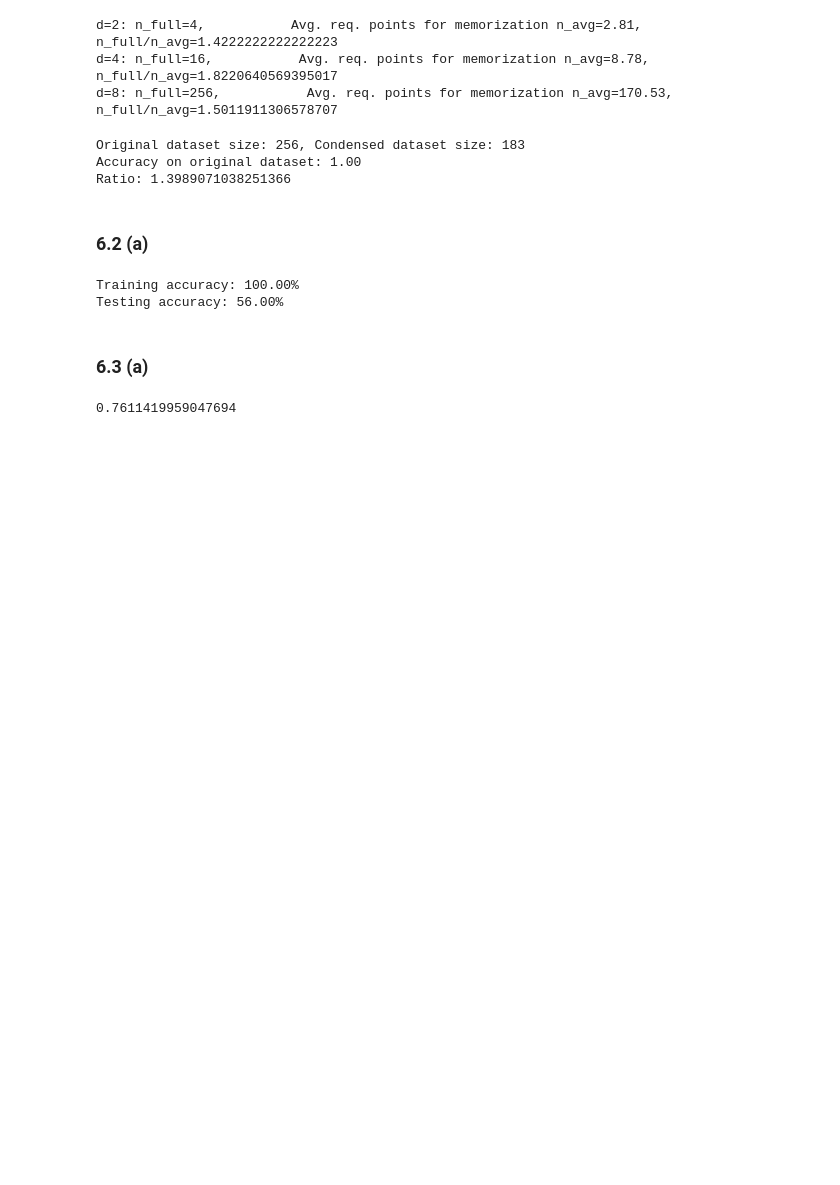
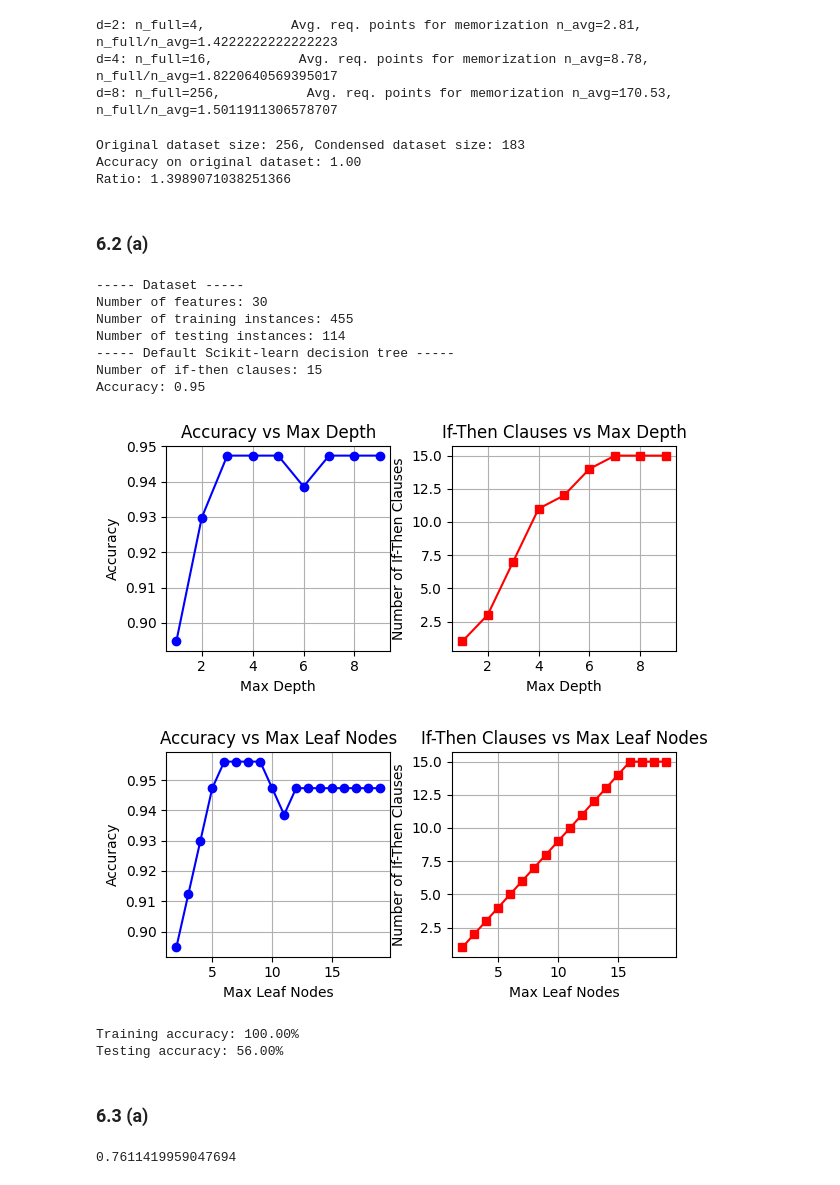
Before and after one commit to tonyluozn/cs294-experiment, a Jupyter notebook: midterm.ipynb, the cells around one changed output. Drawn from its saved outputs; the diff is of its cells as text; code cells hidden in the pictures; blank space fills up the shorter version.

```diff
--- a/midterm.ipynb
+++ b/midterm.ipynb
@@ -277,42 +277,95 @@ rules = export_text(clf, feature_names=list(data.feature_names))
 # Function to count the number of if-then clauses (non-leaf nodes)
 def count_if_then_clauses(tree):
     n_nodes = tree.node_count
     children_left = tree.children_left
     children_right = tree.children_right
     if_then_clauses = 0
     for i in range(n_nodes):
         if children_left[i] != -1 or children_right[i] != -1:
             if_then_clauses += 1
     return if_then_clauses
 
 # Count the non-leaf nodes in the decision tree
 num_if_then_clauses = count_if_then_clauses(clf.tree_)
 print(f"----- Default Scikit-learn decision tree -----")
 print(f"Number of if-then clauses: {num_if_then_clauses}")
 print(f"Accuracy: {accuracy_score(y_test, y_pred):.2f}")
 # tree.plot_tree(clf, fontsize=2)
 # plt.show()
 
+# Strategy 1: Limit Tree Depth
+depths = range(1, 10)
+accuracies_depth = []
+clauses_depth = []
 
-# Strategy 1: Limit Tree Depth
-for depth in range(1, 5):
+for depth in depths:
     clf = DecisionTreeClassifier(max_depth=depth, random_state=42)
     clf.fit(X_train, y_train)
     y_pred = clf.predict(X_test)
     num_if_then_clauses = count_if_then_clauses(clf.tree_)
-    print(f"----- Decision tree with max_depth={depth} -----")
-    print(f"Number of if-then clauses: {num_if_then_clauses}")
-    print(f"Accuracy: {accuracy_score(y_test, y_pred):.2f}")
+    accuracies_depth.append(accuracy_score(y_test, y_pred))
+    clauses_depth.append(num_if_then_clauses)
+
+# Plot for Strategy 1
+plt.figure(figsize=(6, 3))
+plt.subplot(1, 2, 1)
+plt.plot(depths, accuracies_depth, marker='o', linestyle='-', color='b', label='Accuracy')
+plt.xlabel('Max Depth')
+plt.ylabel('Accuracy')
+plt.title('Accuracy vs Max Depth')
+plt.grid(True)
+
+plt.subplot(1, 2, 2)
+plt.plot(depths, clauses_depth, marker='s', linestyle='-', color='r', label='If-Then Clauses')
+plt.xlabel('Max Depth')
+plt.ylabel('Number of If-Then Clauses')
+plt.title('If-Then Clauses vs Max Depth')
+plt.grid(True)
+
+plt.tight_layout()
+plt.show()
 
 # Strategy 2: Limit Number of Leaf Nodes
-for max_leaf_nodes in range(2, 15):
+leaf_nodes = range(2, 20)
+accuracies_leaf = []
+clauses_leaf = []
+
+for max_leaf_nodes in leaf_nodes:
     clf = DecisionTreeClassifier(max_leaf_nodes=max_leaf_nodes, random_state=42)
     clf.fit(X_train, y_train)
     y_pred = clf.predict(X_test)
     num_if_then_clauses = count_if_then_clauses(clf.tree_)
-    print(f"----- Decision tree with max_leaf_nodes={max_leaf_nodes} -----")
-    print(f"Number of if-then clauses: {num_if_then_clauses}")
-    print(f"Accuracy: {accuracy_score(y_test, y_pred):.2f}")
+    accuracies_leaf.append(accuracy_score(y_test, y_pred))
+    clauses_leaf.append(num_if_then_clauses)
+
+# Plot for Strategy 2
+plt.figure(figsize=(6, 3))
+plt.subplot(1, 2, 1)
+plt.plot(leaf_nodes, accuracies_leaf, marker='o', linestyle='-', color='b', label='Accuracy')
+plt.xlabel('Max Leaf Nodes')
+plt.ylabel('Accuracy')
+plt.title('Accuracy vs Max Leaf Nodes')
+plt.grid(True)
+
+plt.subplot(1, 2, 2)
+plt.plot(leaf_nodes, clauses_leaf, marker='s', linestyle='-', color='r', label='If-Then Clauses')
+plt.xlabel('Max Leaf Nodes')
+plt.ylabel('Number of If-Then Clauses')
+plt.title('If-Then Clauses vs Max Leaf Nodes')
+plt.grid(True)
+
+plt.tight_layout()
+plt.show()
+# %% [output]
+----- Dataset -----
+Number of features: 30
+Number of training instances: 455
+Number of testing instances: 114
+----- Default Scikit-learn decision tree -----
+Number of if-then clauses: 15
+Accuracy: 0.95
+[figure, added]
+[figure, added]
 # %%
 from sklearn.tree import DecisionTreeClassifier, export_text
 from sklearn.datasets import load_breast_cancer, load_iris
```
Also changed, not shown: 1 other file.
